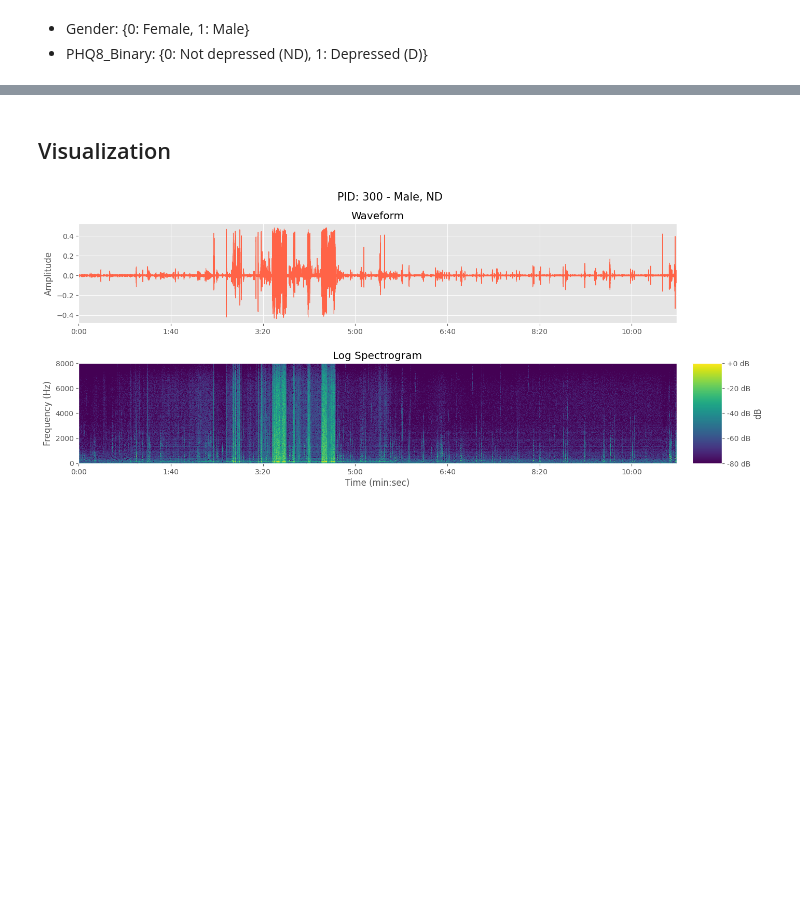
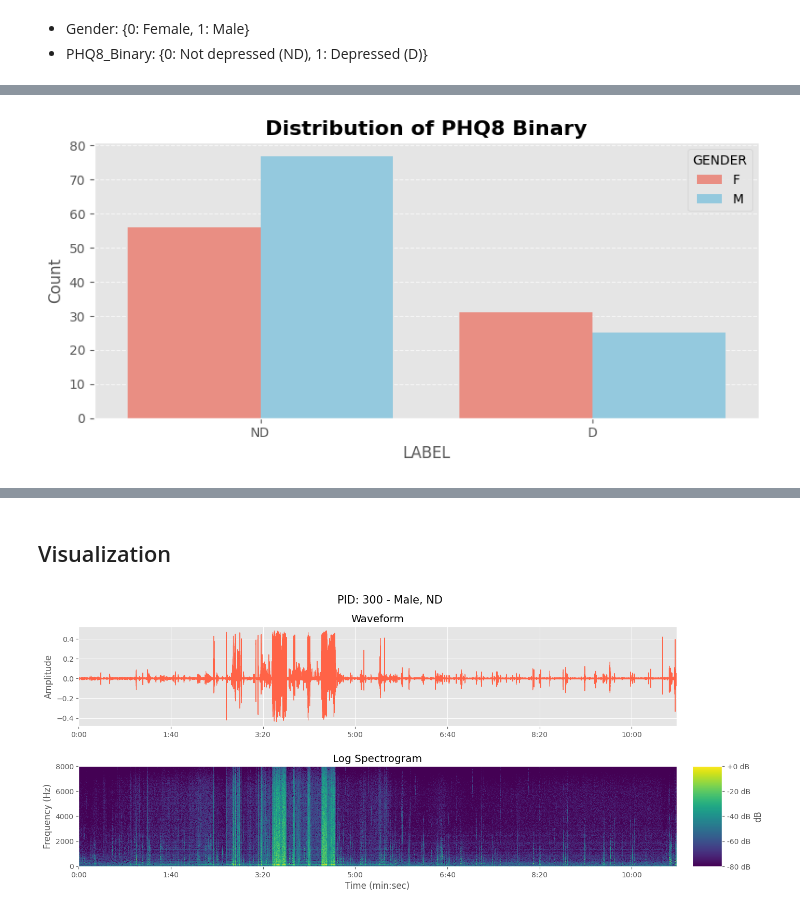
Before and after one commit to gn0219/daic-woz, a Jupyter notebook: 1. eda.ipynb, the cells around one changed output, grey strips where cells are left out. Saved outputs shown, nothing was run; the diff lists cells and outputs as text; code cells hidden in the pictures; blank space fills up the shorter version.

```diff
--- a/eda.ipynb
+++ b/1. eda.ipynb
@@ -318,0 +136,4 @@ plot_boxplot(df,
+# %%
+bar_chart(df, 'LABEL', title='Distribution of PHQ8 Binary', option='grouped', hue='GENDER')
+# %% [output]
+[figure, added]
```
Also changed, not shown: parts of 48 cells of this notebook, 22 other files.
